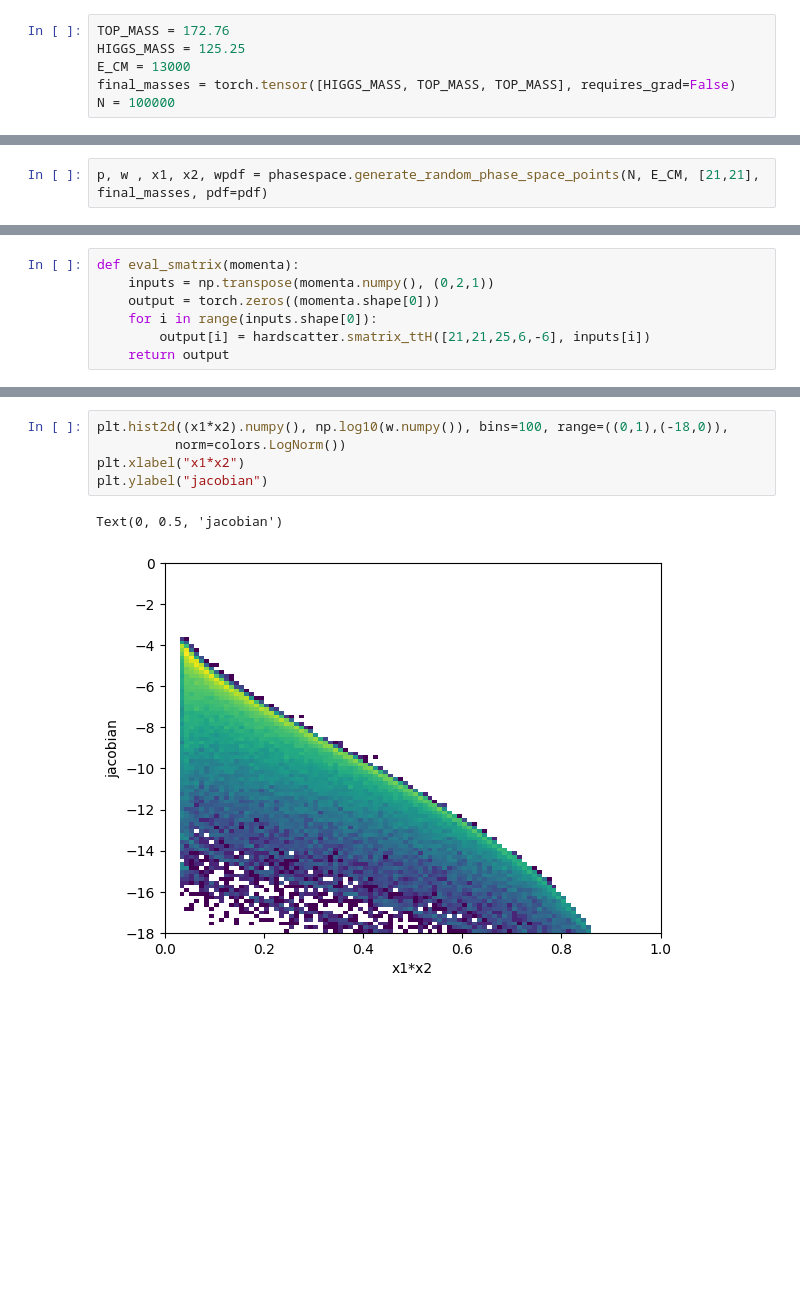
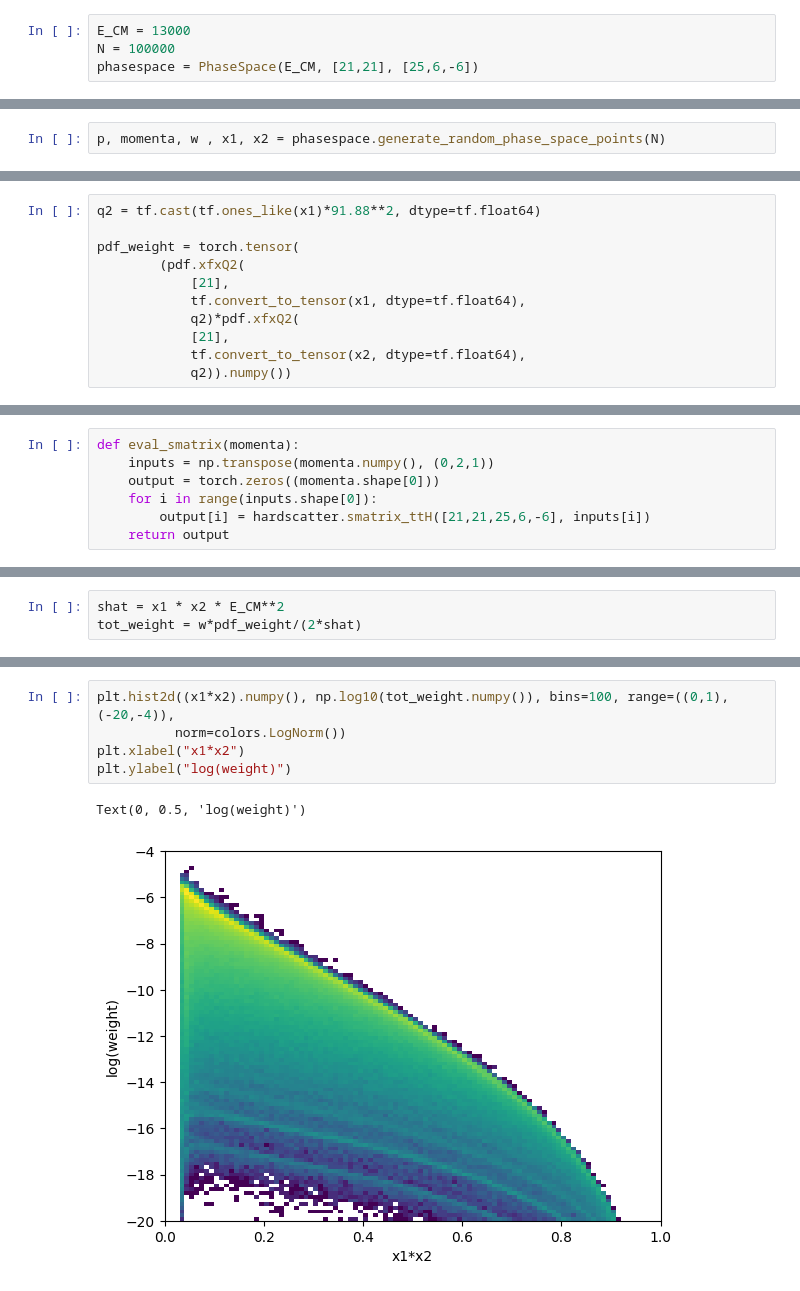
Before and after one commit to valsdav/MEMFlow, a Jupyter notebook: notebooks/TestMadgraphChain.ipynb, the cells around one changed output, grey strips where cells are left out. Saved outputs shown, nothing was run; the diff lists cells and outputs as text; blank space fills up the shorter version.

```diff
--- a/notebooks/TestMadgraphChain.ipynb
+++ b/notebooks/TestMadgraphChain.ipynb
@@ -24,6 +24,4 @@ pdf.trace()
 # %%
-TOP_MASS = 172.76
-HIGGS_MASS = 125.25
 E_CM = 13000
-final_masses = torch.tensor([HIGGS_MASS, TOP_MASS, TOP_MASS], requires_grad=False)
 N = 100000
+phasespace = PhaseSpace(E_CM, [21,21], [25,6,-6])
@@ -30,2 +37,2 @@ N = 100000
 # %%
-p, w , x1, x2, wpdf = phasespace.generate_random_phase_space_points(N, E_CM, [21,21], final_masses, pdf=pdf)
+p, momenta, w , x1, x2 = phasespace.generate_random_phase_space_points(N)
@@ -33,0 +65,11 @@ V = phasespace.rambo_generator.FlatInvertiblePhasespace.get_flatWeights(E_CM, 3)
+# %%
+q2 = tf.cast(tf.ones_like(x1)*91.88**2, dtype=tf.float64)
+
+pdf_weight = torch.tensor(
+        (pdf.xfxQ2(
+            [21],
+            tf.convert_to_tensor(x1, dtype=tf.float64),
+            q2)*pdf.xfxQ2(
+            [21],
+            tf.convert_to_tensor(x2, dtype=tf.float64),
+            q2)).numpy())
@@ -53,0 +139,3 @@ Text(0.5, 0, '$log_{10}(XS)$')
+# %%
+shat = x1 * x2 * E_CM**2
+tot_weight = w*pdf_weight/(2*shat)
@@ -58,8 +173,8 @@ tensor(3.6726e-12, dtype=torch.float64)
 # %%
-plt.hist2d((x1*x2).numpy(), np.log10(w.numpy()), bins=100, range=((0,1),(-18,0)),
+plt.hist2d((x1*x2).numpy(), np.log10(tot_weight.numpy()), bins=100, range=((0,1),(-20,-4)),
           norm=colors.LogNorm())
 plt.xlabel("x1*x2")
-plt.ylabel("jacobian")
+plt.ylabel("log(weight)")
 # %% [output]
-Text(0, 0.5, 'jacobian')
+Text(0, 0.5, 'log(weight)')
-[figure, old version]
+[figure, new version]
```
Also changed, not shown: parts of 28 cells of this notebook, 4 other files.
